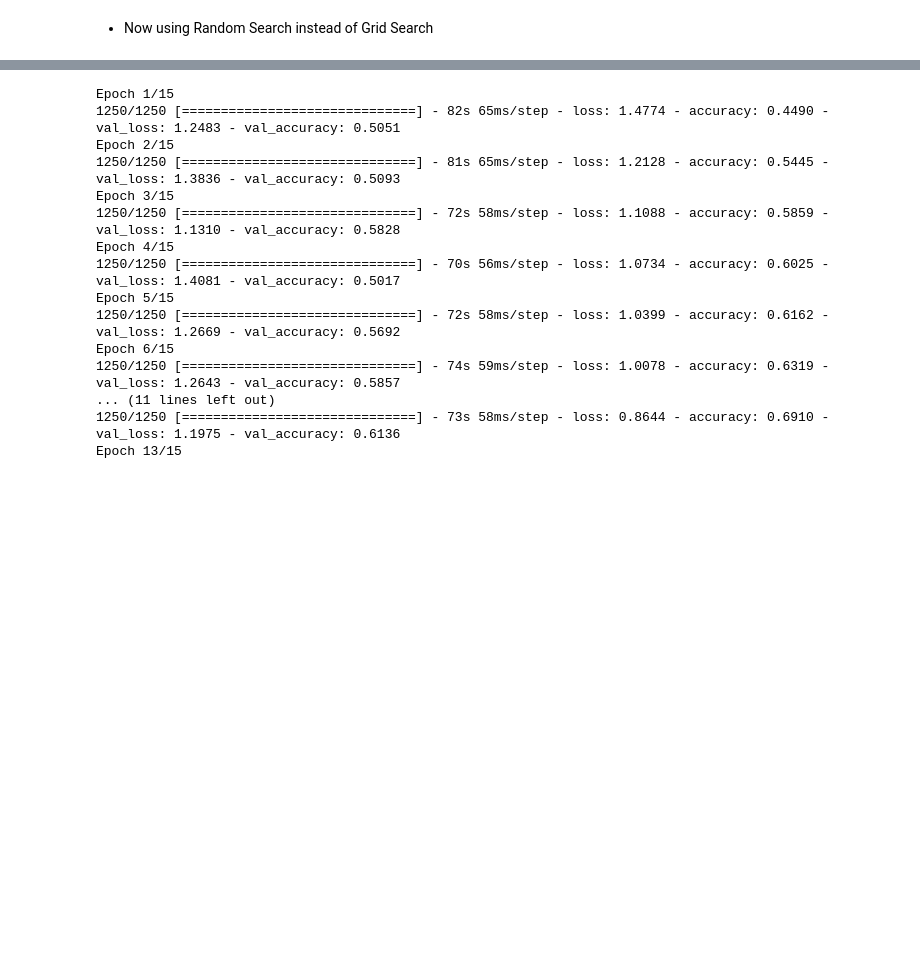
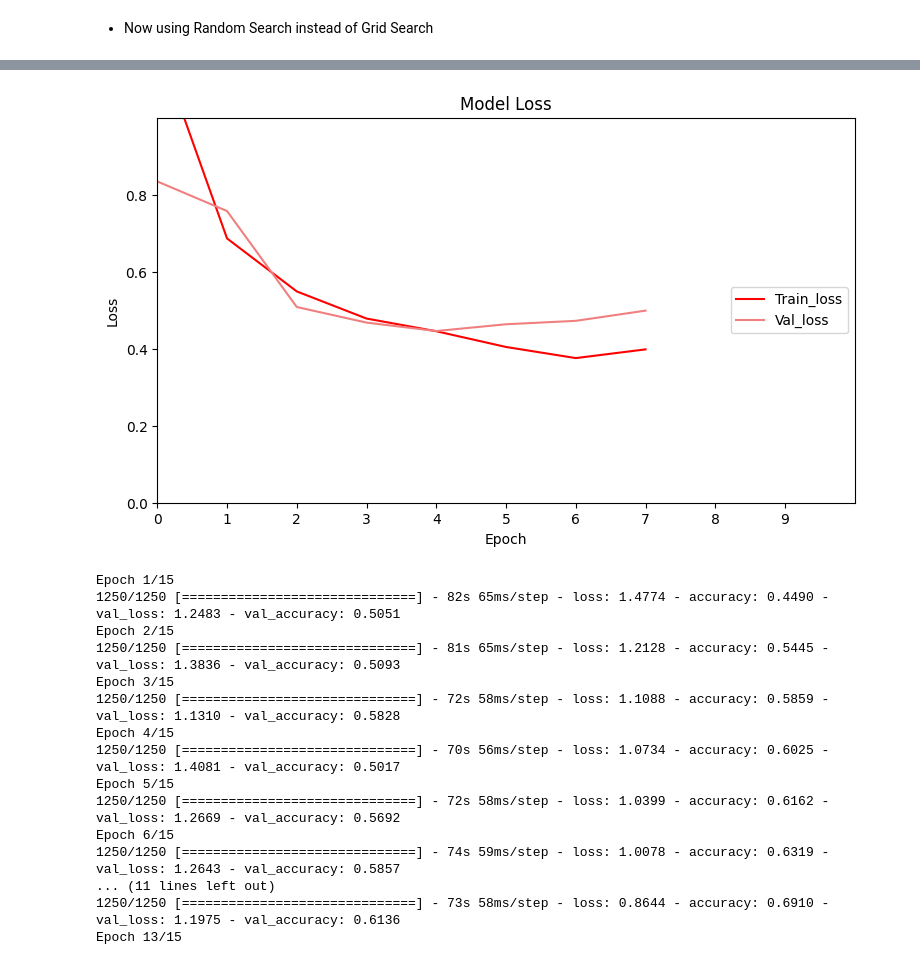
Before and after one commit to roct/mednmist_ucl, a Jupyter notebook: B/taskB.ipynb, the cells around one changed output, grey strips where cells are left out. Cells and saved outputs as stored; diff of their text form; code cells hidden in the pictures; blank space fills up the shorter version.

```diff
--- a/B/taskB.ipynb
+++ b/B/taskB.ipynb
@@ -185,3 +267,19 @@ Run early stopping for further tunning of Epochs:
+# %%
+fig, ax = plt.subplots(figsize=(9, 5))
+ax.plot(training_optimal.history['loss'], label='Train_loss', color='red')
+ax.plot(training_optimal.history['val_loss'], label='Val_loss', color='lightcoral')
+ax.set_title('Model Loss')
+ax.set_ylabel('Loss')
+ax.set_xlabel('Epoch')
+ax.legend(loc='right')
+ax.set_xlim(0, 10)
+ax.set_ylim(0, 1)
+ax.set_xticks(np.arange(0, 10, 1))
+ax.set_yticks(np.arange(0, 1, .2))
+# plt.savefig('N.png')
+plt.show()
+# %% [output]
+[figure, added]
 # %%
 monitor_val_acc = EarlyStopping(monitor='val_accuracy', patience=5)
 
```
Also changed, not shown: parts of 14 cells of this notebook, 3 other files.
